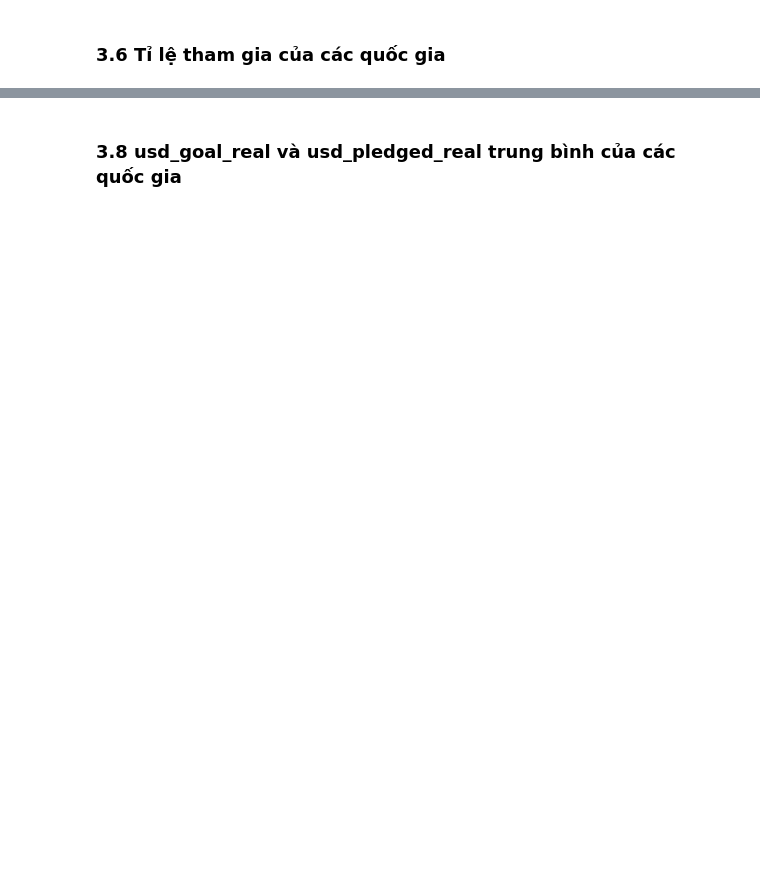
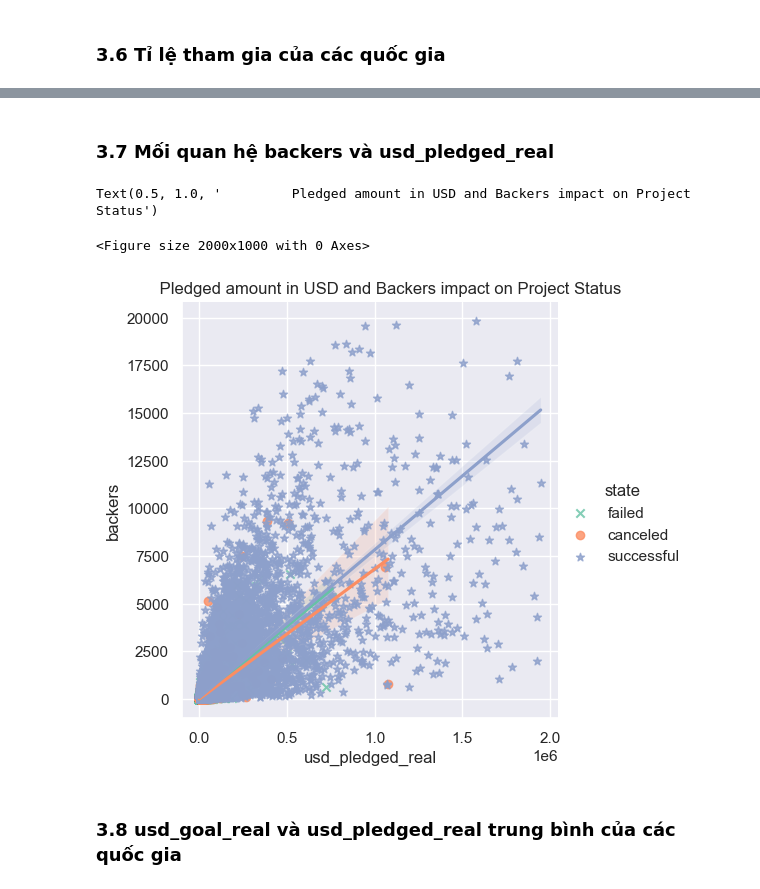
Before and after one commit to DucPhu2308/KickstarterProject_EDA_ML, a Jupyter notebook: KickstarterProject_ML.ipynb, the cells around one changed output, grey strips where cells are left out. Cells and saved outputs as stored; diff of their text form; code cells hidden in the pictures; blank space fills up the shorter version.

```diff
--- a/KickstarterProject_ML.ipynb
+++ b/KickstarterProject_ML.ipynb
@@ -240,2 +248,18 @@ Text(0.5, 1.0, '         Pledged and Goal amount in USD impact on Project Status
+# %% [markdown]
+### 3.7 Mối quan hệ backers và usd_pledged_real
+# %%
+# dữ liệu lớn khó quan sát => thu hẹp dữ liệu
+df_3_states_small = df_3_states[df_3_states['backers'] < 20000]
+df_3_states_small = df_3_states_small[df_3_states_small['usd_pledged_real'] < 2*1e6]
+
+
+plt.figure(figsize=(20,10))
+sns.set(style="darkgrid")
+sns.lmplot(x="usd_pledged_real", y="backers", hue='state',data=df_3_states_small, markers=["x", "o", "*"], palette="Set2")
+plt.title("         Pledged amount in USD and Backers impact on Project Status")
+# %% [output]
+Text(0.5, 1.0, '         Pledged amount in USD and Backers impact on Project Status')
+<Figure size 2000x1000 with 0 Axes>
+[figure, added]
 # %% [markdown]
 ### 3.8 usd_goal_real và usd_pledged_real trung bình của các quốc gia
```
Also changed, not shown: parts of 7 cells of this notebook.
